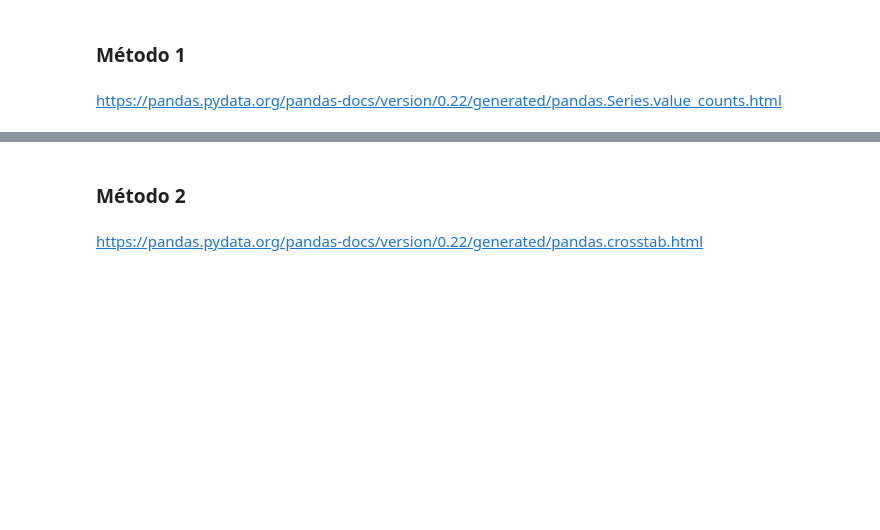
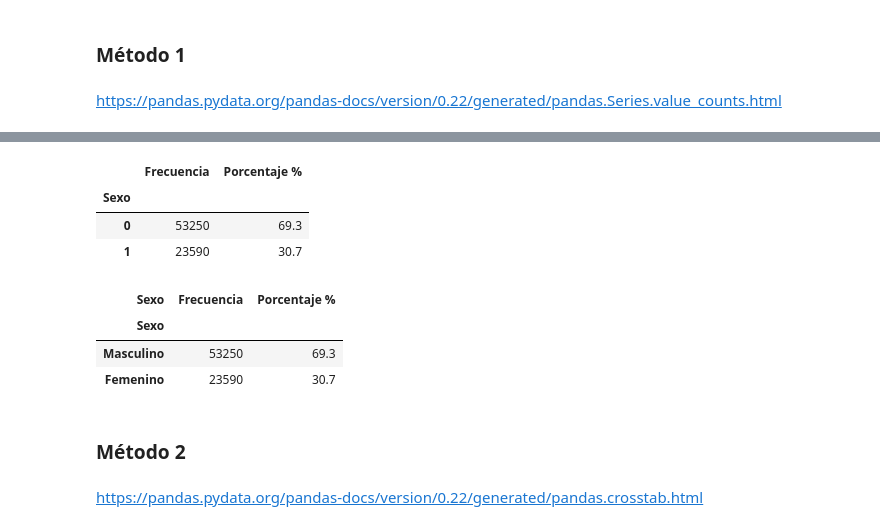
Before and after one commit to cadv1984/portafolio, a Jupyter notebook: Curso_de_Estadística_con_Python_1.ipynb, the cells around one changed output, grey strips where cells are left out. Cells and saved outputs as stored; diff of their text form; code cells hidden in the pictures; blank space fills up the shorter version.

```diff
--- a/Curso_de_Estadística_con_Python_1.ipynb
+++ b/Curso_de_Estadística_con_Python_1.ipynb
@@ -204,0 +265,2 @@ https://pandas.pydata.org/pandas-docs/version/0.22/generated/pandas.Series.value
+# %%
+frecuencia_Sexo = datos.Sexo.value_counts()
@@ -204,0 +275,3 @@ https://pandas.pydata.org/pandas-docs/version/0.22/generated/pandas.Series.value
+# %%
+porcentaje_sexo = datos.Sexo.value_counts(normalize=True).round(4)*100
+porcentaje_sexo
@@ -204,0 +284,9 @@ https://pandas.pydata.org/pandas-docs/version/0.22/generated/pandas.Series.value
+# %%
+dist_fre_cuali = pd.DataFrame({'Frecuencia': frecuencia_Sexo,'Porcentaje %':porcentaje_sexo})
+# %%
+dist_fre_cuali
+# %% [output]
+|  | Frecuencia | Porcentaje % |
+| Sexo |  |  |
+| 0 | 53250 | 69.3 |
+| 1 | 23590 | 30.7 |
@@ -205,3 +297,10 @@ https://pandas.pydata.org/pandas-docs/version/0.22/generated/pandas.Series.value
+# %%
+dist_fre_cuali
+# %% [output]
+| Sexo | Frecuencia | Porcentaje % |
+| Sexo |  |  |
+| Masculino | 53250 | 69.3 |
+| Femenino | 23590 | 30.7 |
 # %% [markdown]
 ### Método 2
 # %% [markdown]
```
Also changed, not shown: parts of 24 cells of this notebook.
